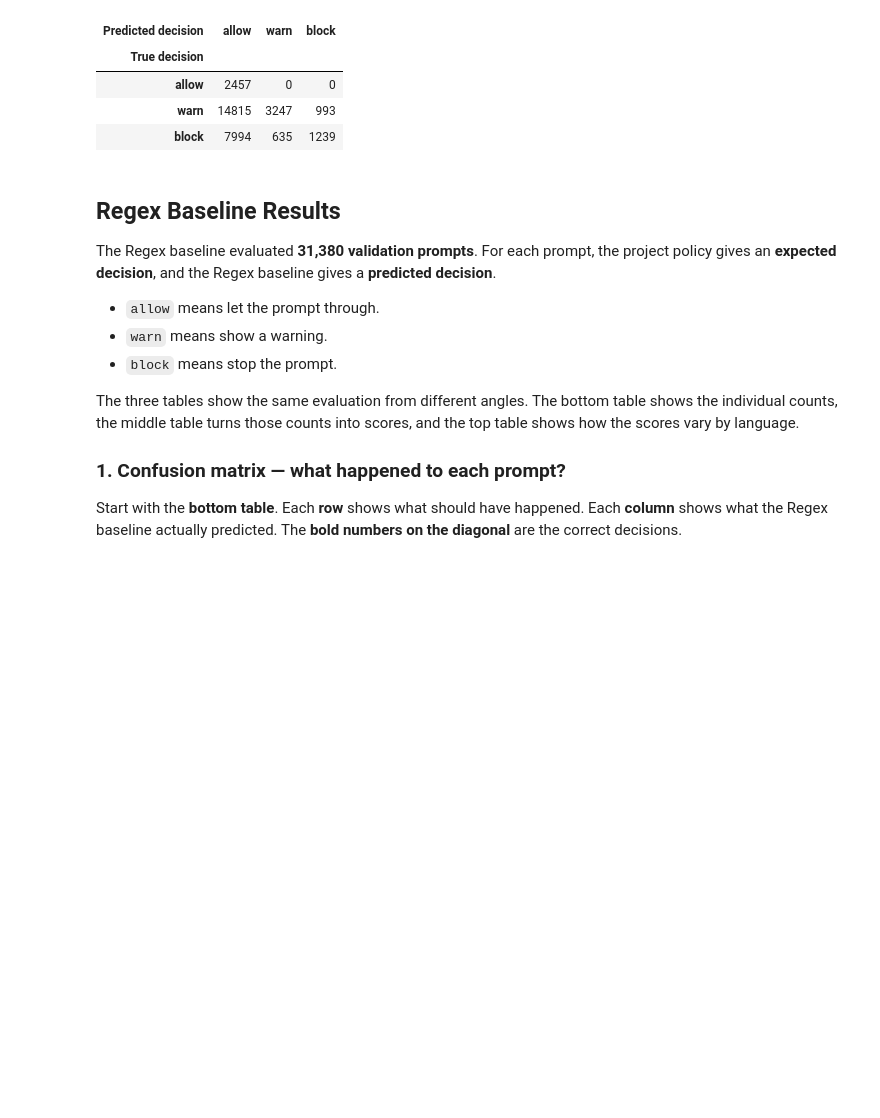
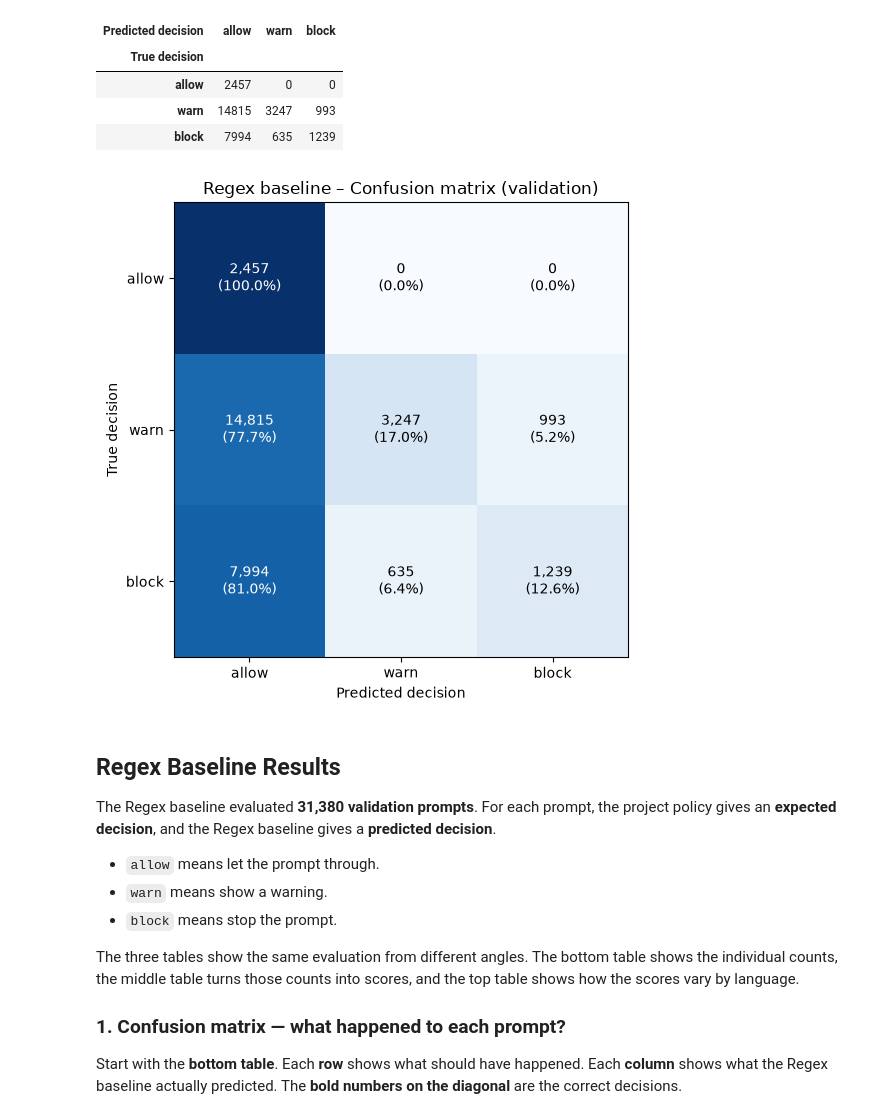
Before and after one commit to annihlj/AIOps_PromptGuard, a Jupyter notebook: notebooks/baseline_regex.ipynb, the cells around one changed output. Cells and saved outputs as stored; diff of their text form; code cells hidden in the pictures; blank space fills up the shorter version.

Commit message:
Baseline Regex Model - Confusion Matrix

```diff
--- a/notebooks/baseline_regex.ipynb
+++ b/notebooks/baseline_regex.ipynb
@@ -615,6 +615,36 @@ weighted avg      0.690     0.221     0.250     31380
 | allow | 2457 | 0 | 0 |
 | warn | 14815 | 3247 | 993 |
 | block | 7994 | 635 | 1239 |
+# %%
+import matplotlib.pyplot as plt
+from sklearn.metrics import ConfusionMatrixDisplay
+
+row_totals = confusion.sum(axis=1)
+row_shares = confusion.div(row_totals.where(row_totals.ne(0)), axis=0).fillna(0)
+
+fig, ax = plt.subplots(figsize=(6, 5.5))
+plot = ConfusionMatrixDisplay(
+    confusion_matrix=row_shares.to_numpy(),
+    display_labels=confusion.columns.tolist(),
+)
+plot.plot(ax=ax, cmap="Blues", colorbar=False, im_kw={"vmin": 0, "vmax": 1})
+
+for row in range(len(confusion.index)):
+    for col in range(len(confusion.columns)):
+        count = confusion.iat[row, col]
+        share = row_shares.iat[row, col]
+        plot.text_[row, col].set_text(f"{count:,}\n({share:.1%})")
+        plot.text_[row, col].set_color("white" if share > 0.5 else "black")
+
+ax.set(
+    title="Regex baseline – Confusion matrix (validation)",
+    xlabel="Predicted decision",
+    ylabel="True decision",
+)
+fig.tight_layout()
+plt.show()
+# %% [output]
+[figure, added]
 # %% [markdown]
 ## Regex Baseline Results
 
```
Also changed, not shown: parts of 1 cell of this notebook.
